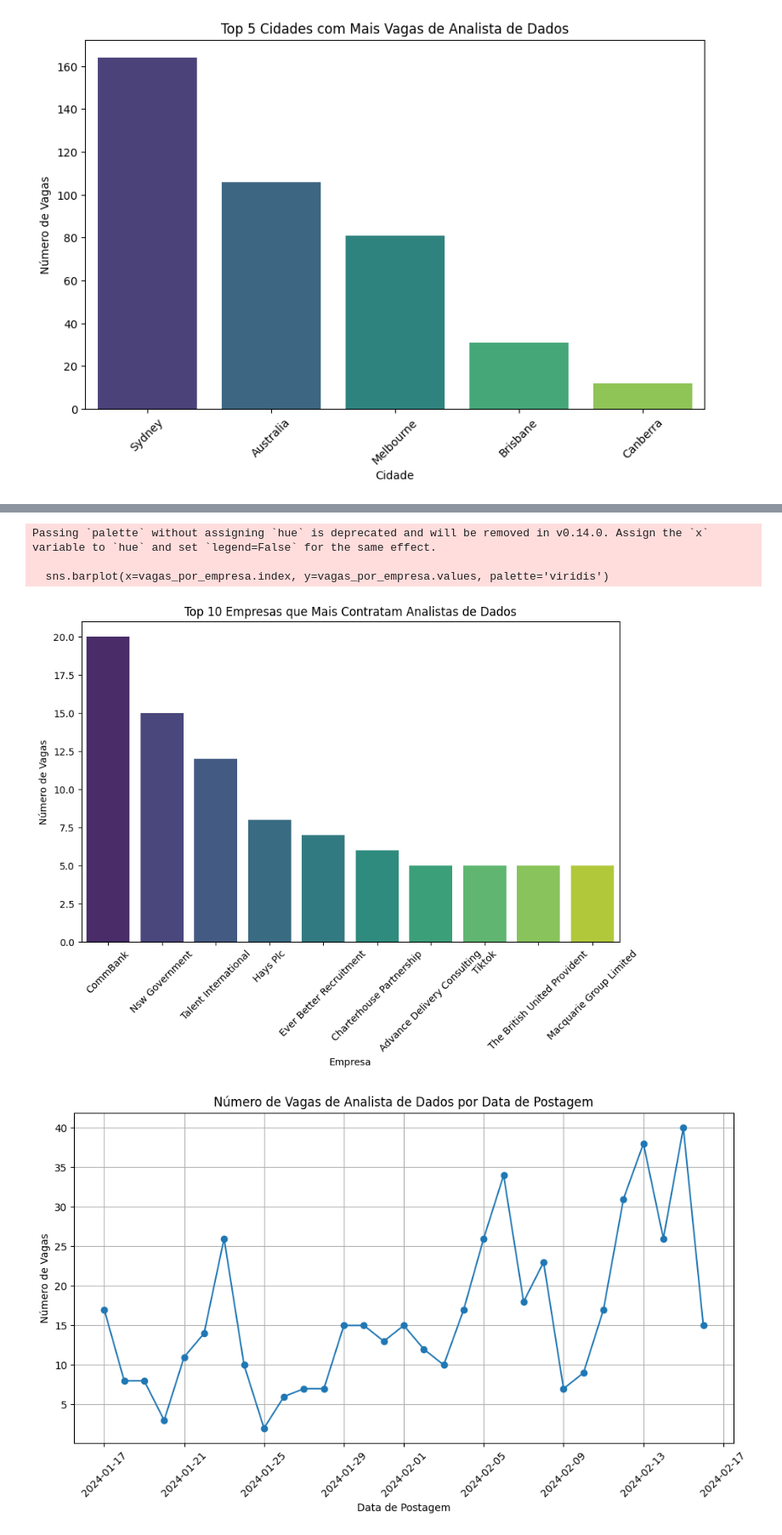
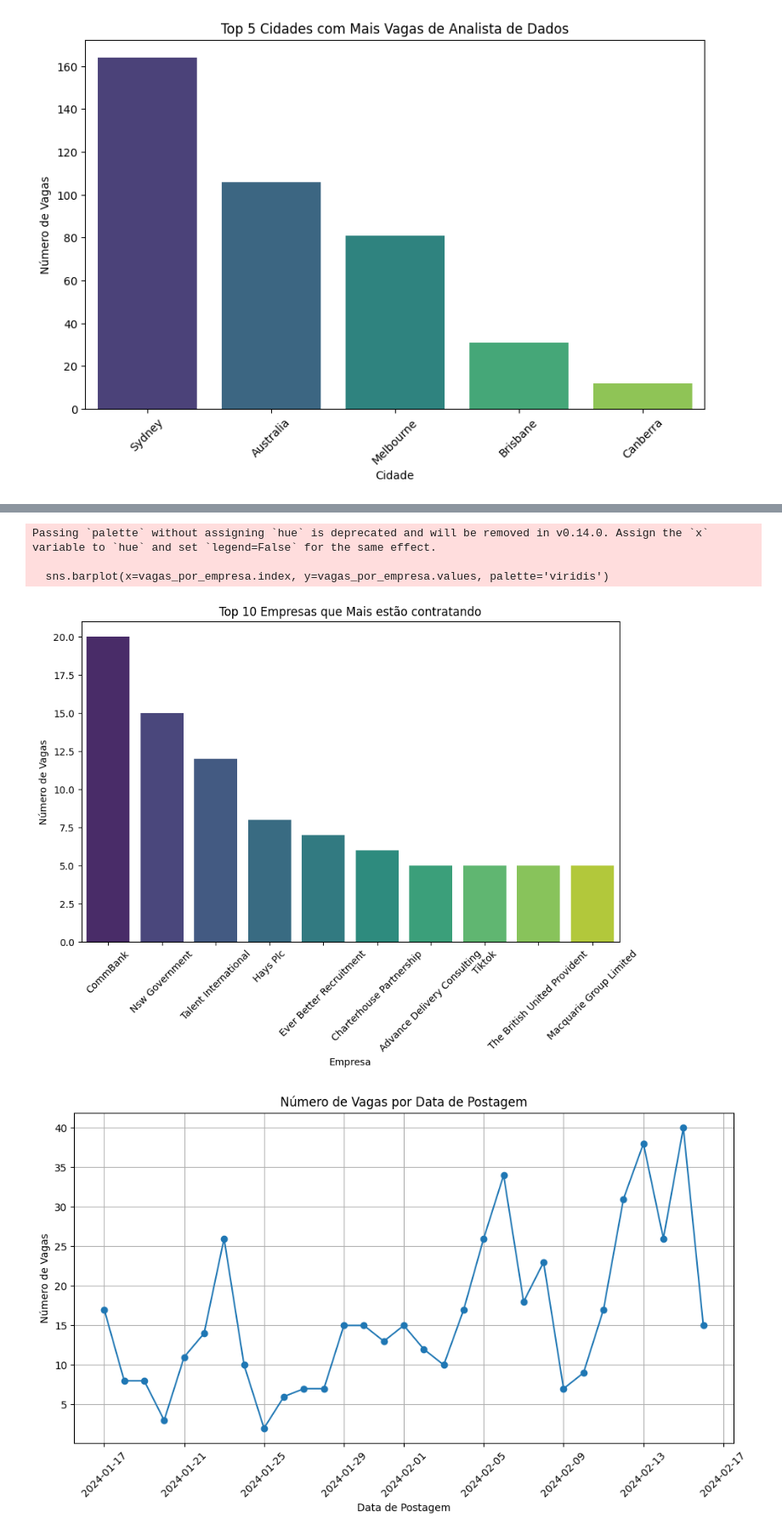
Before and after one commit to zovas98k/projeto-aplicado-mackenzie, a Jupyter notebook: AnaliseExp.ipynb, the cells around one changed output, grey strips where cells are left out. Shown: that part at 85% size. Cells and saved outputs as stored; diff of their text form; code cells hidden in the pictures.

```diff
--- a/AnaliseExp.ipynb
+++ b/AnaliseExp.ipynb
@@ -9,4 +8,7 @@ df = pd.read_csv(r'Dataset\australian_data_analyst_jobs.csv',sep=',')
 
 df['company_name'] = df['company_name'].replace('Talent International Holdings Pty Ltd.','Talent International')
 df['company_name'] = df['company_name'].replace('Commonwealth Bank Of Australia','CommBank')
+df['job_title'] = df['job_title'].replace('Data Analyst, Reporting & Analytics','Data & Reporting Analyst')
+df['job_title'] = df['job_title'].replace('Senior Data Analyst','Data Analyst')
+df['job_title'] = df['job_title'].replace('Data & Reporting Analyst','Reporting Analyst')
 df['company_name'] = df['company_name'].replace('The British United Provident Association Limited','The British United Provident')
@@ -131,7 +117,7 @@ vagas_por_empresa = df['company_name'].value_counts().head(10)
 # Visualizar as empresas que mais contratam analistas de dados
 plt.figure(figsize=(10,6))
 sns.barplot(x=vagas_por_empresa.index, y=vagas_por_empresa.values, palette='viridis')
-plt.title('Top 10 Empresas que Mais Contratam Analistas de Dados')
+plt.title('Top 10 Empresas que Mais estão contratando')
 plt.xlabel('Empresa')
 plt.ylabel('Número de Vagas')
 plt.xticks(rotation=45)
@@ -141,23 +127,23 @@ plt.show()
 Passing `palette` without assigning `hue` is deprecated and will be removed in v0.14.0. Assign the `x` variable to `hue` and set `legend=False` for the same effect.
 
   sns.barplot(x=vagas_por_empresa.index, y=vagas_por_empresa.values, palette='viridis')
-[figure, old version]
+[figure, new version]
 # %%
 # Convertendo a coluna de data para o tipo datetime, se necessário
 df['job_posted_date'] = pd.to_datetime(df['job_posted_date'])
 
 # Contar o número de vagas por data de postagem
 vagas_por_data = df['job_posted_date'].value_counts().sort_index()
 
 # Visualizar o número de vagas ao longo do tempo
 plt.figure(figsize=(10,6))
 plt.plot(vagas_por_data.index, vagas_por_data.values, marker='o', linestyle='-')
-plt.title('Número de Vagas de Analista de Dados por Data de Postagem')
+plt.title('Número de Vagas por Data de Postagem')
 plt.xlabel('Data de Postagem')
 plt.ylabel('Número de Vagas')
 plt.xticks(rotation=45)
 plt.grid(True)  # Adiciona uma grade ao gráfico
 plt.tight_layout()  # Ajusta o layout para evitar cortes
 plt.show()
 # %% [output]
-[figure, old version]
+[figure, new version]
```
Also changed, not shown: parts of 9 cells of this notebook, 1 other file.
